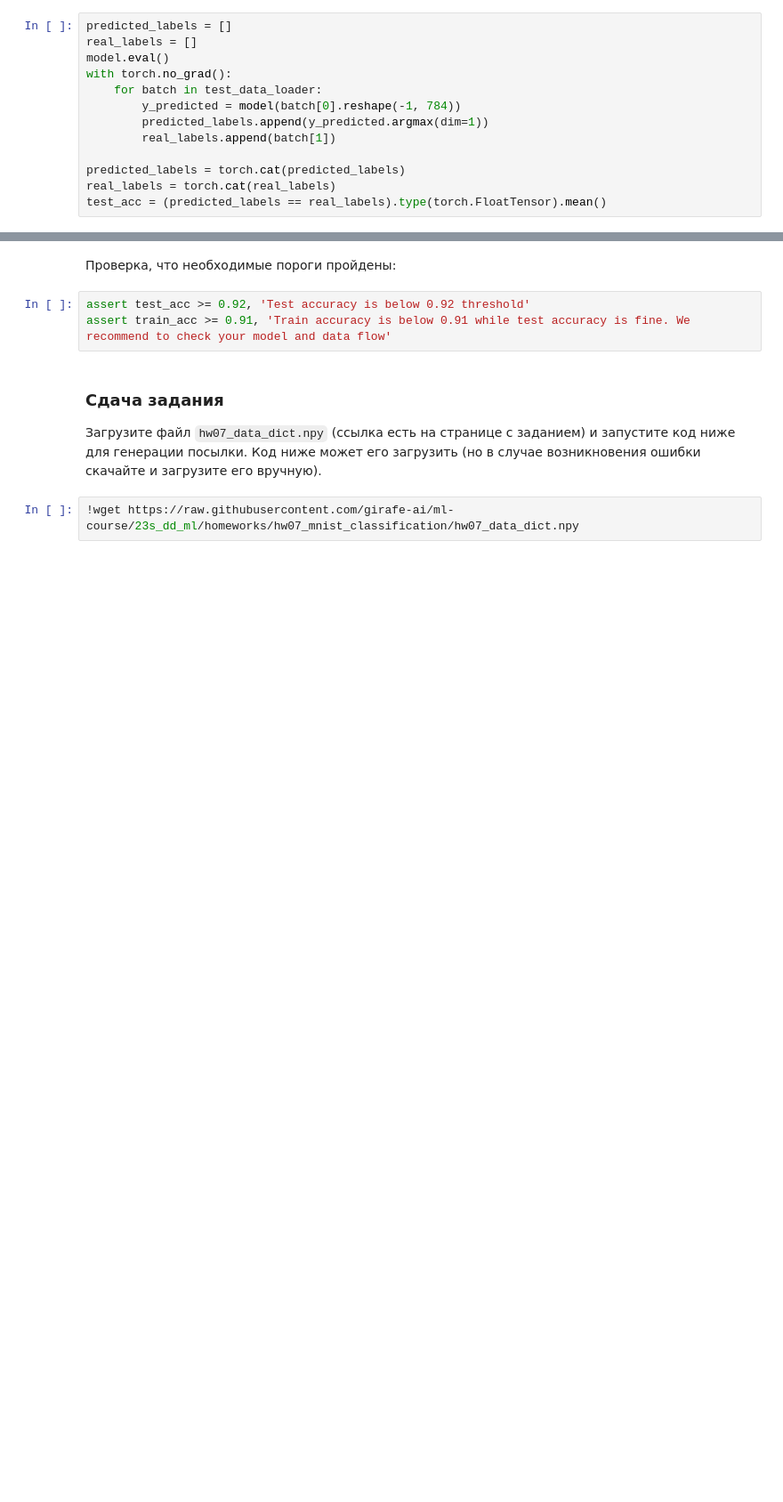
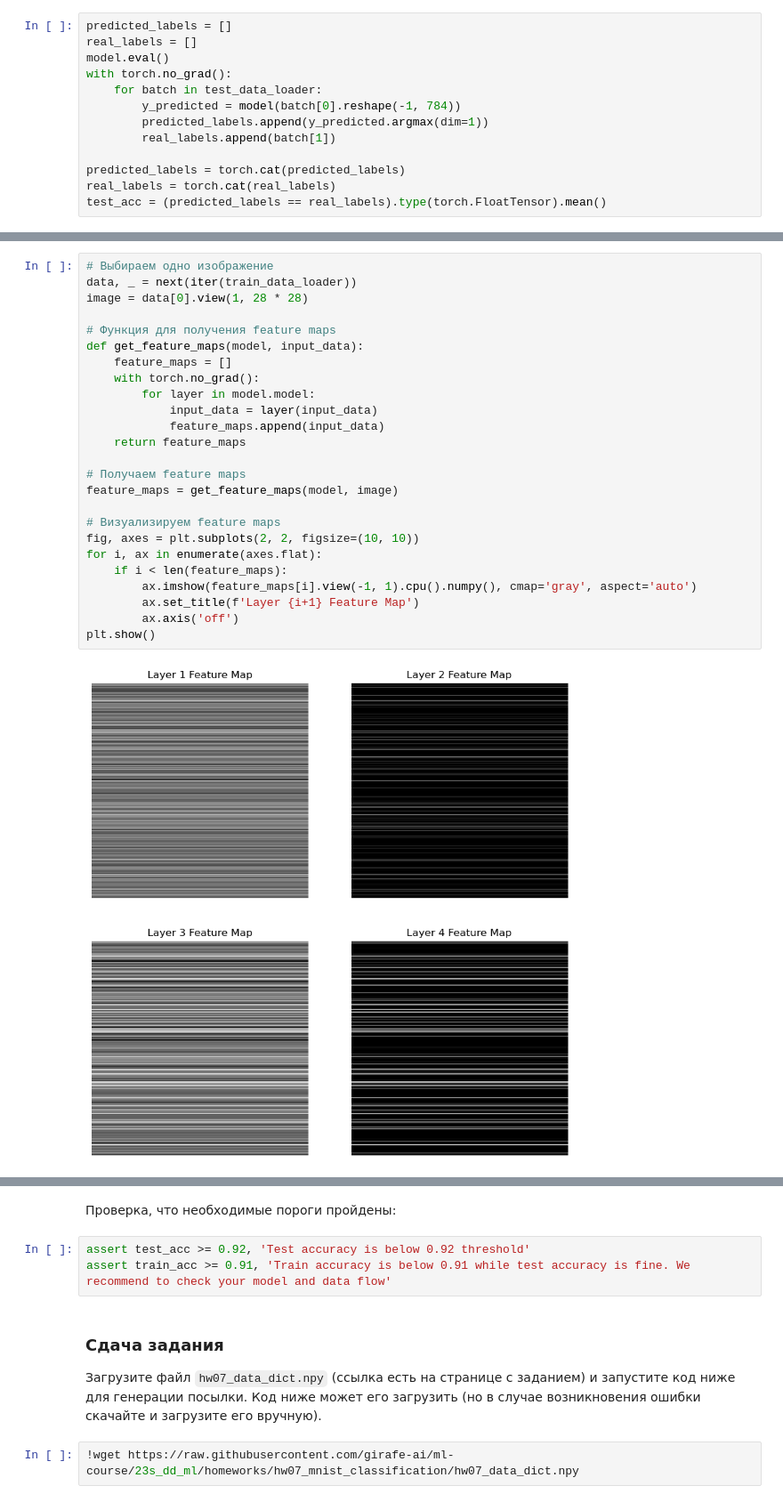
Before and after one commit to xSICHx/ml-course-yandex, a Jupyter notebook: homeworks/assignment07_mnist_classification/assignment_mnist.ipynb, the cells around one changed output, grey strips where cells are left out. Shown at 89% size. Cells and saved outputs as stored; diff of their text form; blank space fills up the shorter version.

```diff
--- a/homeworks/assignment07_mnist_classification/assignment_mnist.ipynb
+++ b/homeworks/assignment07_mnist_classification/assignment_mnist.ipynb
@@ -208,0 +276,27 @@ print(f'Neural network accuracy on test set: {test_acc:3.5}')
+# %%
+# Выбираем одно изображение
+data, _ = next(iter(train_data_loader))
+image = data[0].view(1, 28 * 28)
+
+# Функция для получения feature maps
+def get_feature_maps(model, input_data):
+    feature_maps = []
+    with torch.no_grad():
+        for layer in model.model:
+            input_data = layer(input_data)
+            feature_maps.append(input_data)
+    return feature_maps
+
+# Получаем feature maps
+feature_maps = get_feature_maps(model, image)
+
+# Визуализируем feature maps
+fig, axes = plt.subplots(2, 2, figsize=(10, 10))
+for i, ax in enumerate(axes.flat):
+    if i < len(feature_maps):
+        ax.imshow(feature_maps[i].view(-1, 1).cpu().numpy(), cmap='gray', aspect='auto')
+        ax.set_title(f'Layer {i+1} Feature Map')
+        ax.axis('off')
+plt.show()
+# %% [output]
+[figure, added]
```
Also changed, not shown: parts of 13 cells of this notebook, 3 other files.
